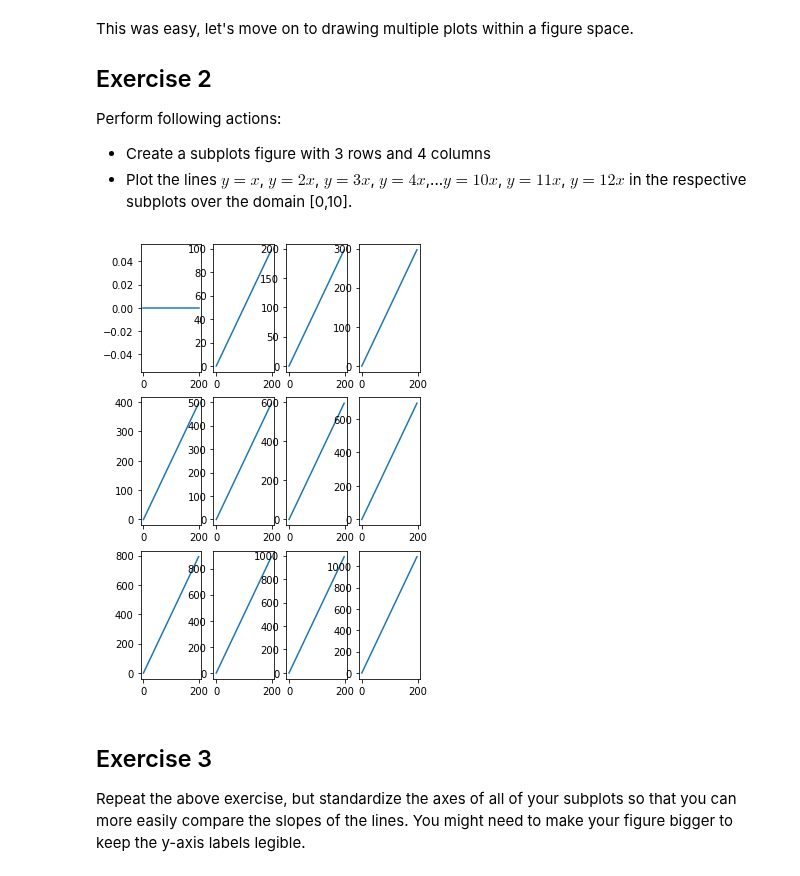
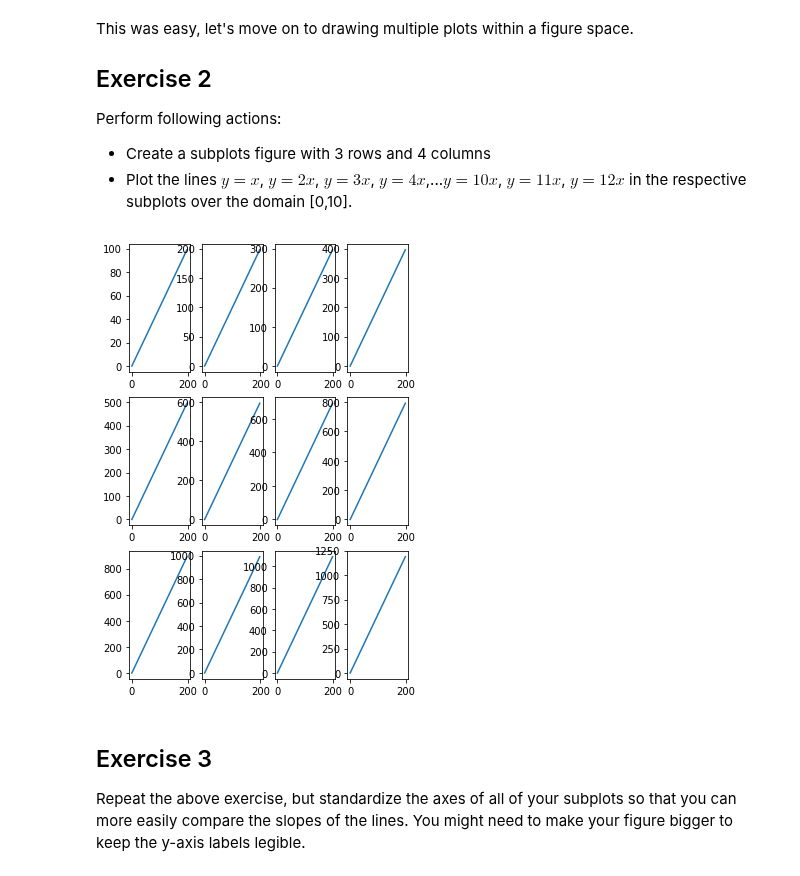
Before and after one commit to matthew-d-oliver/dsc-more-practice-with-matplotlib-lab-nyc-ds-082619, a Jupyter notebook: index.ipynb, the cells around one changed output. Drawn from its saved outputs; the diff is of its cells as text; code cells hidden in the pictures.

```diff
--- a/index.ipynb
+++ b/index.ipynb
@@ -81,15 +81,15 @@ Perform following actions:
 * Plot the lines $y=x$, $y=2x$, $y=3x$, $y=4x$,...$y=10x$, $y=11x$, $y=12x$ in the respective subplots over the domain [0,10].
 # %%
 figs, axes = plt.subplots(3,4, figsize=(5, 8))
-county=0
+county=1
 for i in range(3):
     for j in range(4):
         axes[i][j].plot(y,county*x)
         county+=1
 
 plt.show()
 # %% [output]
-[figure, old version]
+[figure, new version]
 # %% [markdown]
 ## Exercise 3
 
```
